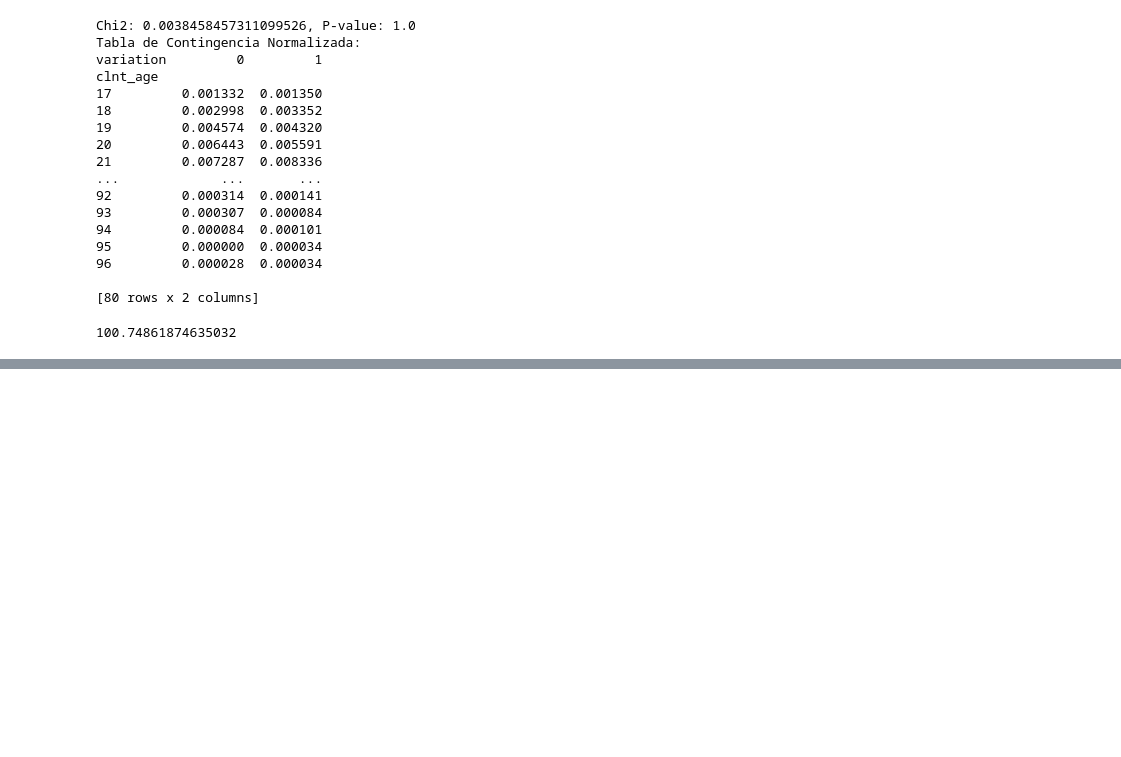
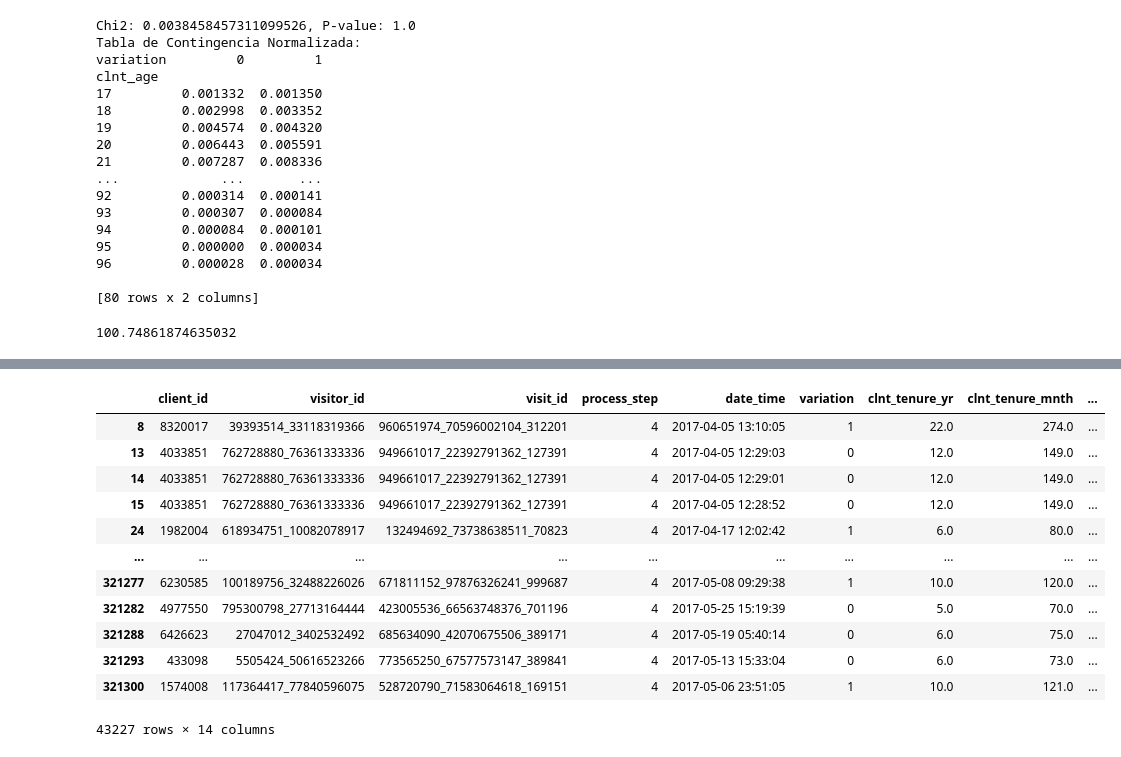
Before and after one commit to Greta-galeana/abtest_vanguard, a Jupyter notebook: main.ipynb, the cells around one changed output, grey strips where cells are left out. Drawn from its saved outputs; the diff is of its cells as text; code cells hidden in the pictures; blank space fills up the shorter version.

```diff
--- a/main.ipynb
+++ b/main.ipynb
@@ -522,0 +572,18 @@ valor_critico_age_variation
+# %%
+#competion rate
+df_process_step = df[df['process_step']==4]
+df_process_step
+# %% [output]
+|  | client_id | visitor_id | visit_id | process_step | date_time | variation | clnt_tenure_yr | clnt_tenure_mnth | ... |
+| 8 | 8320017 | 39393514_33118319366 | 960651974_70596002104_312201 | 4 | 2017-04-05 13:10:05 | 1 | 22.0 | 274.0 | ... |
+| 13 | 4033851 | 762728880_76361333336 | 949661017_22392791362_127391 | 4 | 2017-04-05 12:29:03 | 0 | 12.0 | 149.0 | ... |
+| 14 | 4033851 | 762728880_76361333336 | 949661017_22392791362_127391 | 4 | 2017-04-05 12:29:01 | 0 | 12.0 | 149.0 | ... |
+| 15 | 4033851 | 762728880_76361333336 | 949661017_22392791362_127391 | 4 | 2017-04-05 12:28:52 | 0 | 12.0 | 149.0 | ... |
+| 24 | 1982004 | 618934751_10082078917 | 132494692_73738638511_70823 | 4 | 2017-04-17 12:02:42 | 1 | 6.0 | 80.0 | ... |
+| ... | ... | ... | ... | ... | ... | ... | ... | ... | ... |
+| 321277 | 6230585 | 100189756_32488226026 | 671811152_97876326241_999687 | 4 | 2017-05-08 09:29:38 | 1 | 10.0 | 120.0 | ... |
+| 321282 | 4977550 | 795300798_27713164444 | 423005536_66563748376_701196 | 4 | 2017-05-25 15:19:39 | 0 | 5.0 | 70.0 | ... |
+| 321288 | 6426623 | 27047012_3402532492 | 685634090_42070675506_389171 | 4 | 2017-05-19 05:40:14 | 0 | 6.0 | 75.0 | ... |
+| 321293 | 433098 | 5505424_50616523266 | 773565250_67577573147_389841 | 4 | 2017-05-13 15:33:04 | 0 | 6.0 | 73.0 | ... |
+| 321300 | 1574008 | 117364417_77840596075 | 528720790_71583064618_169151 | 4 | 2017-05-06 23:51:05 | 1 | 10.0 | 121.0 | ... |
+43227 rows × 14 columns
```
Also changed, not shown: parts of 9 cells of this notebook.
